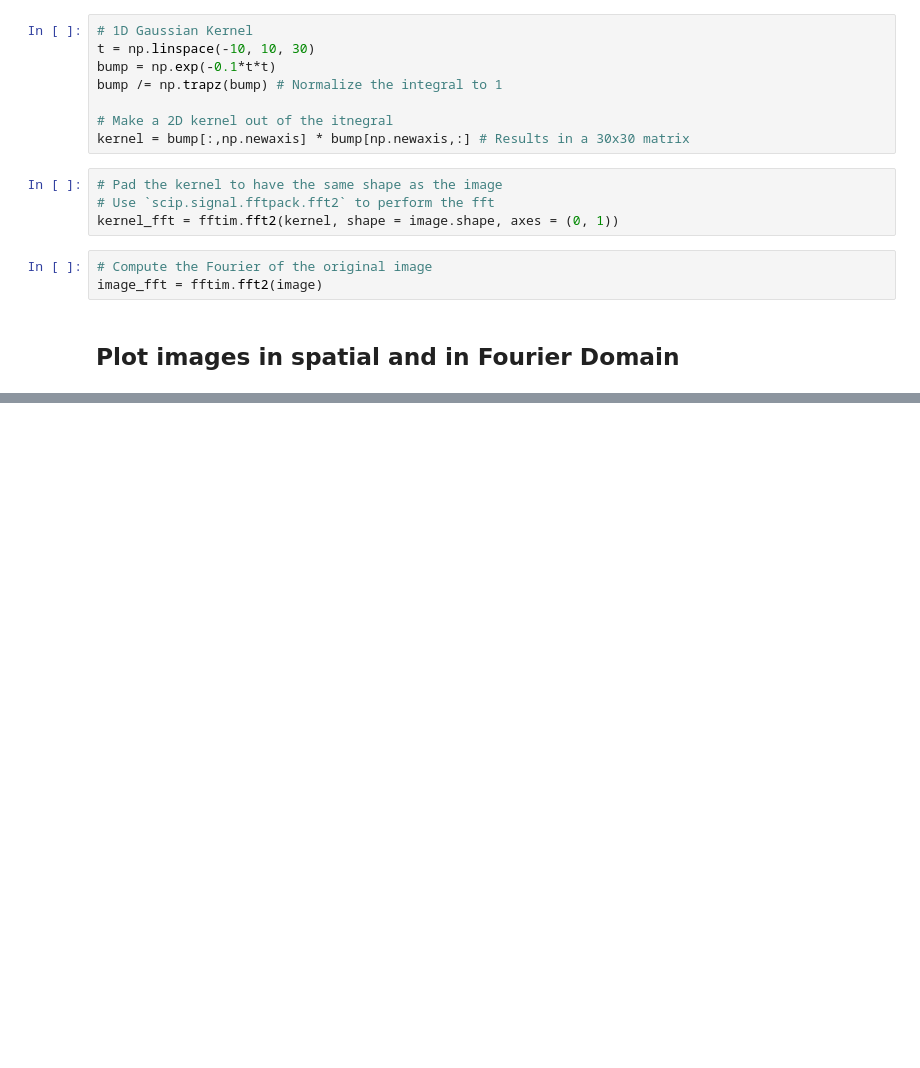
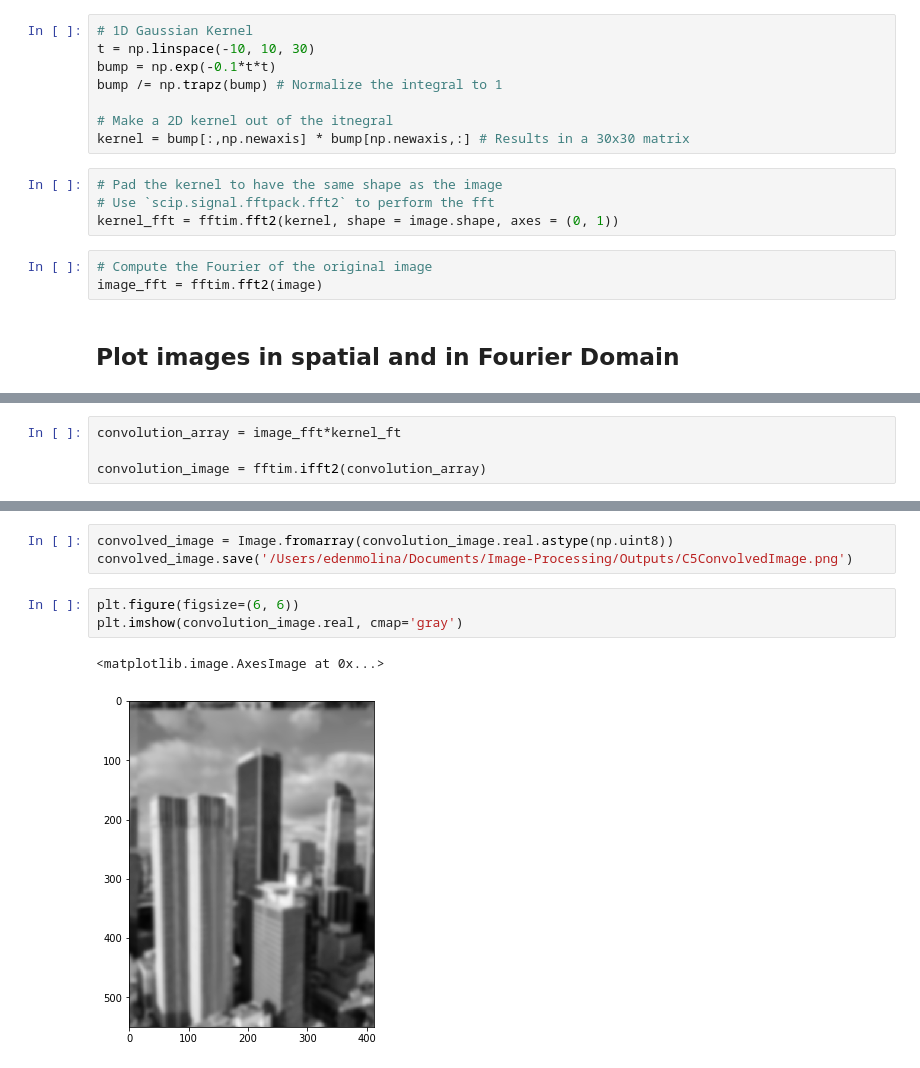
Before and after one commit to ednmolina/Image-Processing, a Jupyter notebook: Image Processing.ipynb, the cells around one changed output, grey strips where cells are left out. Cells and saved outputs as stored; diff of their text form; blank space fills up the shorter version.

```diff
--- a/Image Processing.ipynb
+++ b/Image Processing.ipynb
@@ -912,0 +915,4 @@ plt.show()
+# %%
+convolution_array = image_fft*kernel_ft
+
+convolution_image = fftim.ifft2(convolution_array)
@@ -912,0 +939,9 @@ plt.show()
+# %%
+convolved_image = Image.fromarray(convolution_image.real.astype(np.uint8))
+convolved_image.save('/Users/edenmolina/Documents/Image-Processing/Outputs/C5ConvolvedImage.png')
+# %%
+plt.figure(figsize=(6, 6))
+plt.imshow(convolution_image.real, cmap='gray')
+# %% [output]
+<matplotlib.image.AxesImage at 0x...>
+[figure, added]
```
Also changed, not shown: parts of 12 cells of this notebook, 2 other files.
